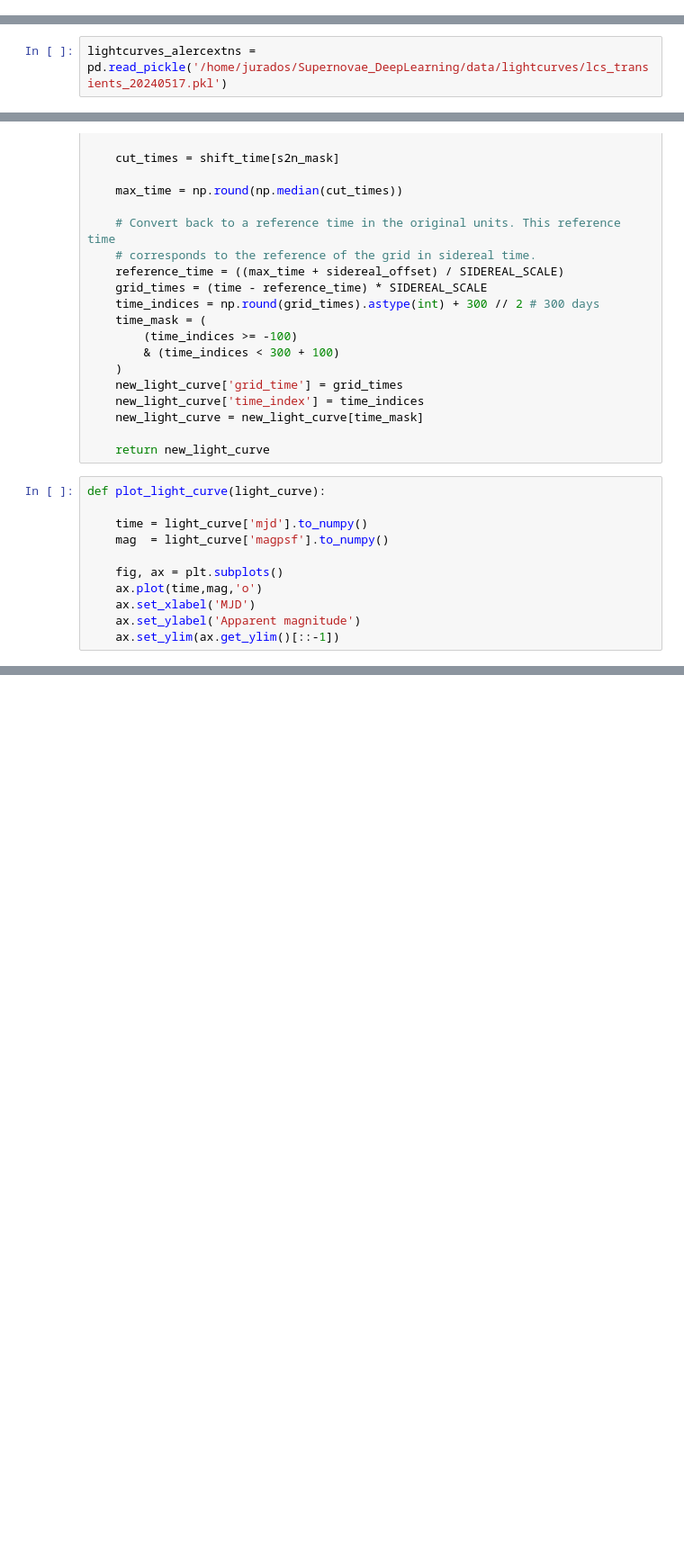
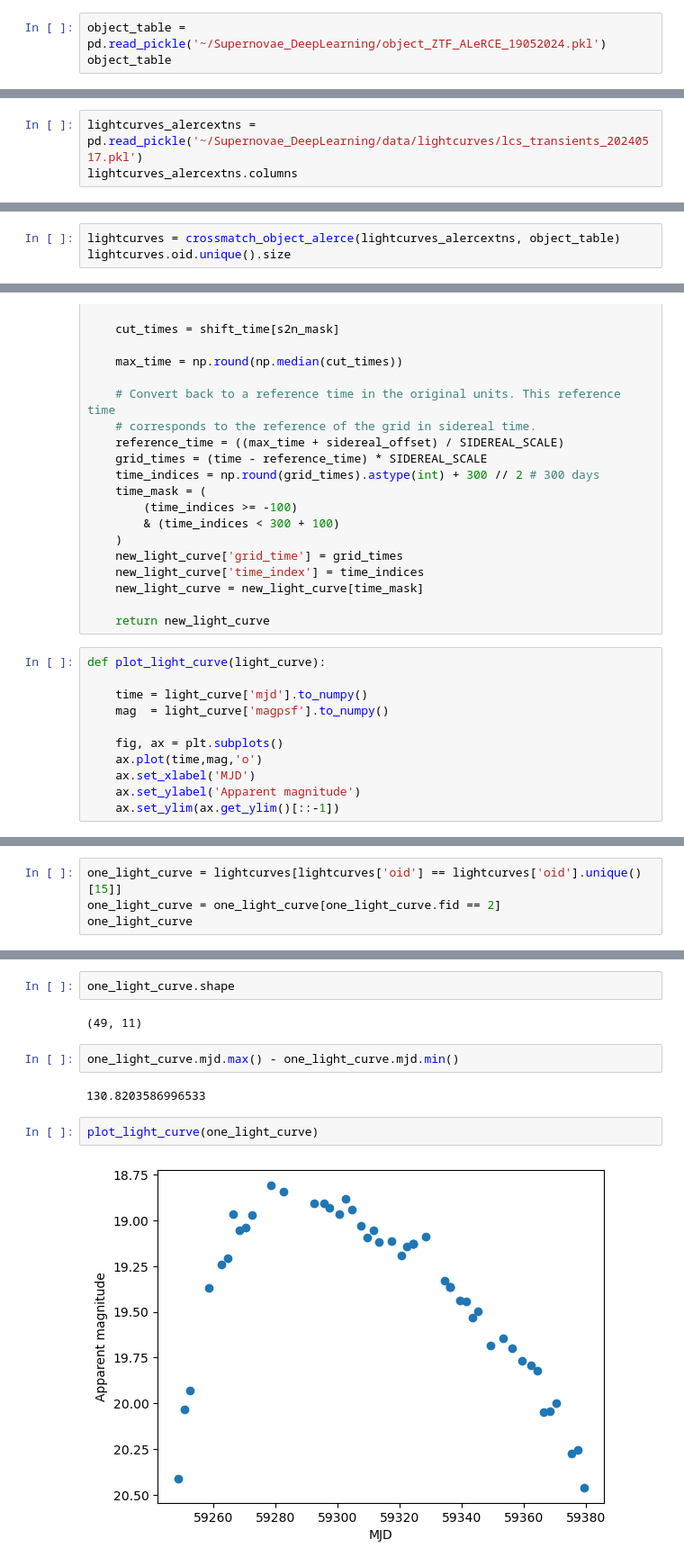
Before and after one commit to jurados/SNeMPhyVAE, a Jupyter notebook: PreprocessingLightCurves.ipynb, the cells around one changed output, grey strips where cells are left out. Shown: that part at 90% size. Cells and saved outputs as stored; diff of their text form; blank space fills up the shorter version.

Commit message:
beginning with the normalized of light-curves

```diff
--- a/PreprocessingLightCurves.ipynb
+++ b/PreprocessingLightCurves.ipynb
@@ -18,3 +21,6 @@ import lightning as L
 from tqdm.auto import tqdm
 
 import lcdata
+# %%
+object_table = pd.read_pickle('~/Supernovae_DeepLearning/object_ZTF_ALeRCE_19052024.pkl')
+object_table
@@ -21,2 +41,3 @@ import lcdata
 # %%
-lightcurves_alercextns = pd.read_pickle('/home/jurados/Supernovae_DeepLearning/data/lightcurves/lcs_transients_20240517.pkl')
+lightcurves_alercextns = pd.read_pickle('~/Supernovae_DeepLearning/data/lightcurves/lcs_transients_20240517.pkl')
+lightcurves_alercextns.columns
@@ -27,0 +46,3 @@ Index(['oid', 'candid', 'rfid', 'mjd', 'fid', 'magpsf', 'sigmapsf'], dtype='obje
+# %%
+lightcurves = crossmatch_object_alerce(lightcurves_alercextns, object_table)
+lightcurves.oid.unique().size
@@ -101,0 +108,4 @@ one_light_curve
+# %%
+one_light_curve = lightcurves[lightcurves['oid'] == lightcurves['oid'].unique()[15]]
+one_light_curve = one_light_curve[one_light_curve.fid == 2]
+one_light_curve
@@ -101,0 +130,12 @@ one_light_curve
+# %%
+one_light_curve.shape
+# %% [output]
+(49, 11)
+# %%
+one_light_curve.mjd.max() - one_light_curve.mjd.min()
+# %% [output]
+130.8203586996533
+# %%
+plot_light_curve(one_light_curve)
+# %% [output]
+[figure, added]
```
Also changed, not shown: parts of 13 cells of this notebook, 1 other file.
